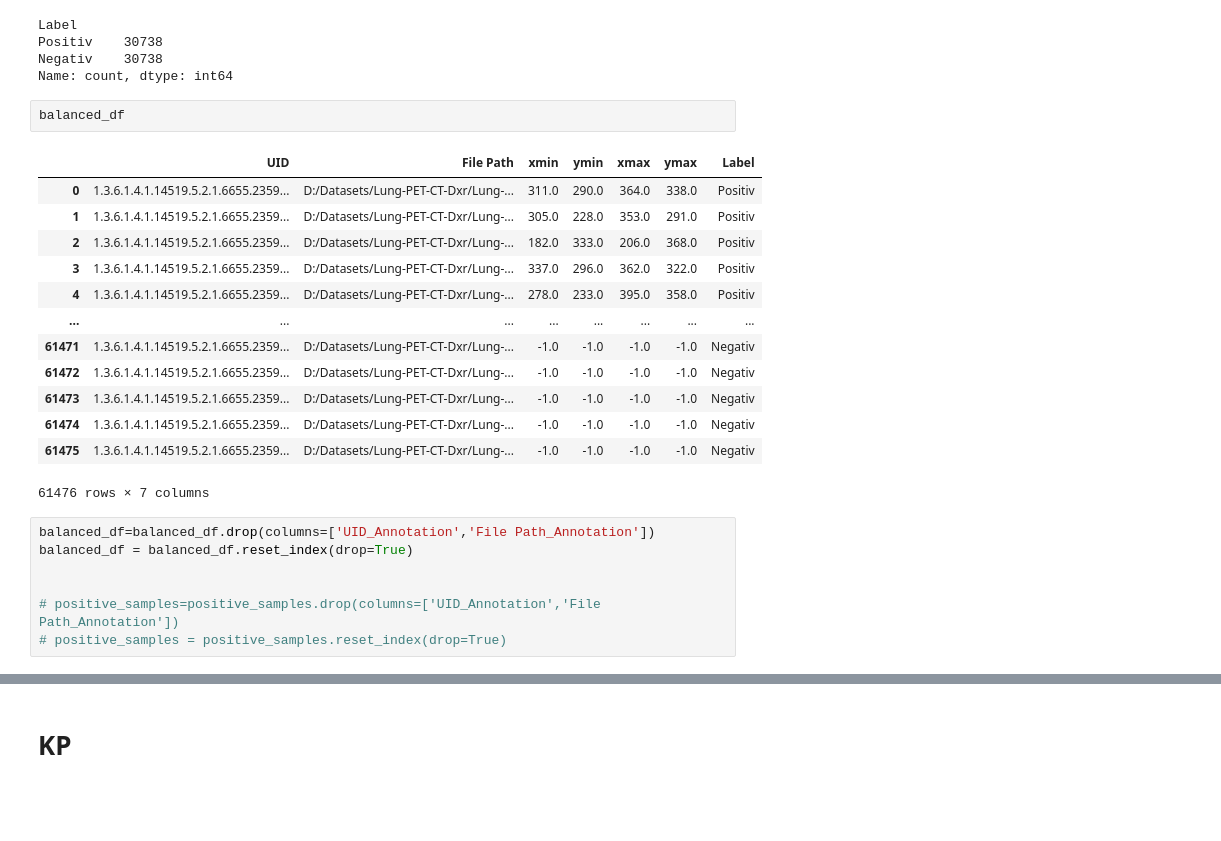
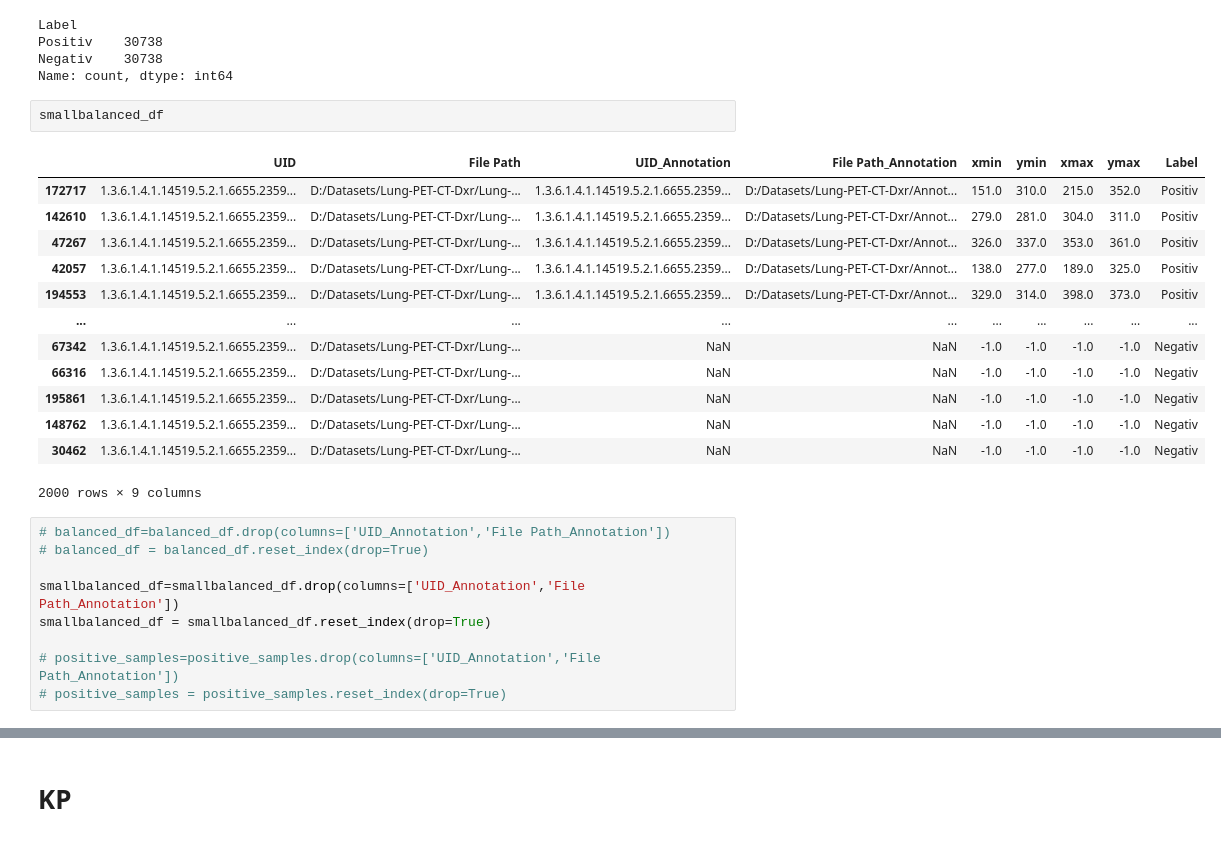
Before and after one commit to DominikHahn1407/Masterarbeit, a Jupyter notebook: Christoph/Object_Detection/CapsuleNet_Detection_lung.ipynb, the cells around one changed output, grey strips where cells are left out. Cells and saved outputs as stored; diff of their text form; blank space fills up the shorter version.

```diff
--- a/Christoph/Object_Detection/CapsuleNet_Detection_lung.ipynb
+++ b/Christoph/Object_Detection/CapsuleNet_Detection_lung.ipynb
@@ -348,26 +355,28 @@ Label
 Positiv    30738
 Negativ    30738
 Name: count, dtype: int64
-# %%
-balanced_df
-# %% [output]
-|  | UID | File Path | xmin | ymin | xmax | ymax | Label |
-| 0 | 1.3.6.1.4.1.14519.5.2.1.6655.2359... | D:/Datasets/Lung-PET-CT-Dxr/Lung-... | 311.0 | 290.0 | 364.0 | 338.0 | Positiv |
-| 1 | 1.3.6.1.4.1.14519.5.2.1.6655.2359... | D:/Datasets/Lung-PET-CT-Dxr/Lung-... | 305.0 | 228.0 | 353.0 | 291.0 | Positiv |
-| 2 | 1.3.6.1.4.1.14519.5.2.1.6655.2359... | D:/Datasets/Lung-PET-CT-Dxr/Lung-... | 182.0 | 333.0 | 206.0 | 368.0 | Positiv |
-| 3 | 1.3.6.1.4.1.14519.5.2.1.6655.2359... | D:/Datasets/Lung-PET-CT-Dxr/Lung-... | 337.0 | 296.0 | 362.0 | 322.0 | Positiv |
-| 4 | 1.3.6.1.4.1.14519.5.2.1.6655.2359... | D:/Datasets/Lung-PET-CT-Dxr/Lung-... | 278.0 | 233.0 | 395.0 | 358.0 | Positiv |
-| ... | ... | ... | ... | ... | ... | ... | ... |
-| 61471 | 1.3.6.1.4.1.14519.5.2.1.6655.2359... | D:/Datasets/Lung-PET-CT-Dxr/Lung-... | -1.0 | -1.0 | -1.0 | -1.0 | Negativ |
-| 61472 | 1.3.6.1.4.1.14519.5.2.1.6655.2359... | D:/Datasets/Lung-PET-CT-Dxr/Lung-... | -1.0 | -1.0 | -1.0 | -1.0 | Negativ |
-| 61473 | 1.3.6.1.4.1.14519.5.2.1.6655.2359... | D:/Datasets/Lung-PET-CT-Dxr/Lung-... | -1.0 | -1.0 | -1.0 | -1.0 | Negativ |
-| 61474 | 1.3.6.1.4.1.14519.5.2.1.6655.2359... | D:/Datasets/Lung-PET-CT-Dxr/Lung-... | -1.0 | -1.0 | -1.0 | -1.0 | Negativ |
-| 61475 | 1.3.6.1.4.1.14519.5.2.1.6655.2359... | D:/Datasets/Lung-PET-CT-Dxr/Lung-... | -1.0 | -1.0 | -1.0 | -1.0 | Negativ |
-61476 rows × 7 columns
+# %%
+smallbalanced_df
+# %% [output]
+|  | UID | File Path | UID_Annotation | File Path_Annotation | xmin | ymin | xmax | ymax | Label |
+| 172717 | 1.3.6.1.4.1.14519.5.2.1.6655.2359... | D:/Datasets/Lung-PET-CT-Dxr/Lung-... | 1.3.6.1.4.1.14519.5.2.1.6655.2359... | D:/Datasets/Lung-PET-CT-Dxr/Annot... | 151.0 | 310.0 | 215.0 | 352.0 | Positiv |
+| 142610 | 1.3.6.1.4.1.14519.5.2.1.6655.2359... | D:/Datasets/Lung-PET-CT-Dxr/Lung-... | 1.3.6.1.4.1.14519.5.2.1.6655.2359... | D:/Datasets/Lung-PET-CT-Dxr/Annot... | 279.0 | 281.0 | 304.0 | 311.0 | Positiv |
+| 47267 | 1.3.6.1.4.1.14519.5.2.1.6655.2359... | D:/Datasets/Lung-PET-CT-Dxr/Lung-... | 1.3.6.1.4.1.14519.5.2.1.6655.2359... | D:/Datasets/Lung-PET-CT-Dxr/Annot... | 326.0 | 337.0 | 353.0 | 361.0 | Positiv |
+| 42057 | 1.3.6.1.4.1.14519.5.2.1.6655.2359... | D:/Datasets/Lung-PET-CT-Dxr/Lung-... | 1.3.6.1.4.1.14519.5.2.1.6655.2359... | D:/Datasets/Lung-PET-CT-Dxr/Annot... | 138.0 | 277.0 | 189.0 | 325.0 | Positiv |
+| 194553 | 1.3.6.1.4.1.14519.5.2.1.6655.2359... | D:/Datasets/Lung-PET-CT-Dxr/Lung-... | 1.3.6.1.4.1.14519.5.2.1.6655.2359... | D:/Datasets/Lung-PET-CT-Dxr/Annot... | 329.0 | 314.0 | 398.0 | 373.0 | Positiv |
+| ... | ... | ... | ... | ... | ... | ... | ... | ... | ... |
+| 67342 | 1.3.6.1.4.1.14519.5.2.1.6655.2359... | D:/Datasets/Lung-PET-CT-Dxr/Lung-... | NaN | NaN | -1.0 | -1.0 | -1.0 | -1.0 | Negativ |
+| 66316 | 1.3.6.1.4.1.14519.5.2.1.6655.2359... | D:/Datasets/Lung-PET-CT-Dxr/Lung-... | NaN | NaN | -1.0 | -1.0 | -1.0 | -1.0 | Negativ |
+| 195861 | 1.3.6.1.4.1.14519.5.2.1.6655.2359... | D:/Datasets/Lung-PET-CT-Dxr/Lung-... | NaN | NaN | -1.0 | -1.0 | -1.0 | -1.0 | Negativ |
+| 148762 | 1.3.6.1.4.1.14519.5.2.1.6655.2359... | D:/Datasets/Lung-PET-CT-Dxr/Lung-... | NaN | NaN | -1.0 | -1.0 | -1.0 | -1.0 | Negativ |
+| 30462 | 1.3.6.1.4.1.14519.5.2.1.6655.2359... | D:/Datasets/Lung-PET-CT-Dxr/Lung-... | NaN | NaN | -1.0 | -1.0 | -1.0 | -1.0 | Negativ |
+2000 rows × 9 columns
 # %%
-balanced_df=balanced_df.drop(columns=['UID_Annotation','File Path_Annotation'])
-balanced_df = balanced_df.reset_index(drop=True)
+# balanced_df=balanced_df.drop(columns=['UID_Annotation','File Path_Annotation'])
+# balanced_df = balanced_df.reset_index(drop=True)
 
+smallbalanced_df=smallbalanced_df.drop(columns=['UID_Annotation','File Path_Annotation'])
+smallbalanced_df = smallbalanced_df.reset_index(drop=True)
 
 # positive_samples=positive_samples.drop(columns=['UID_Annotation','File Path_Annotation'])
 # positive_samples = positive_samples.reset_index(drop=True)
```
Also changed, not shown: parts of 19 cells of this notebook, 6 other files.
